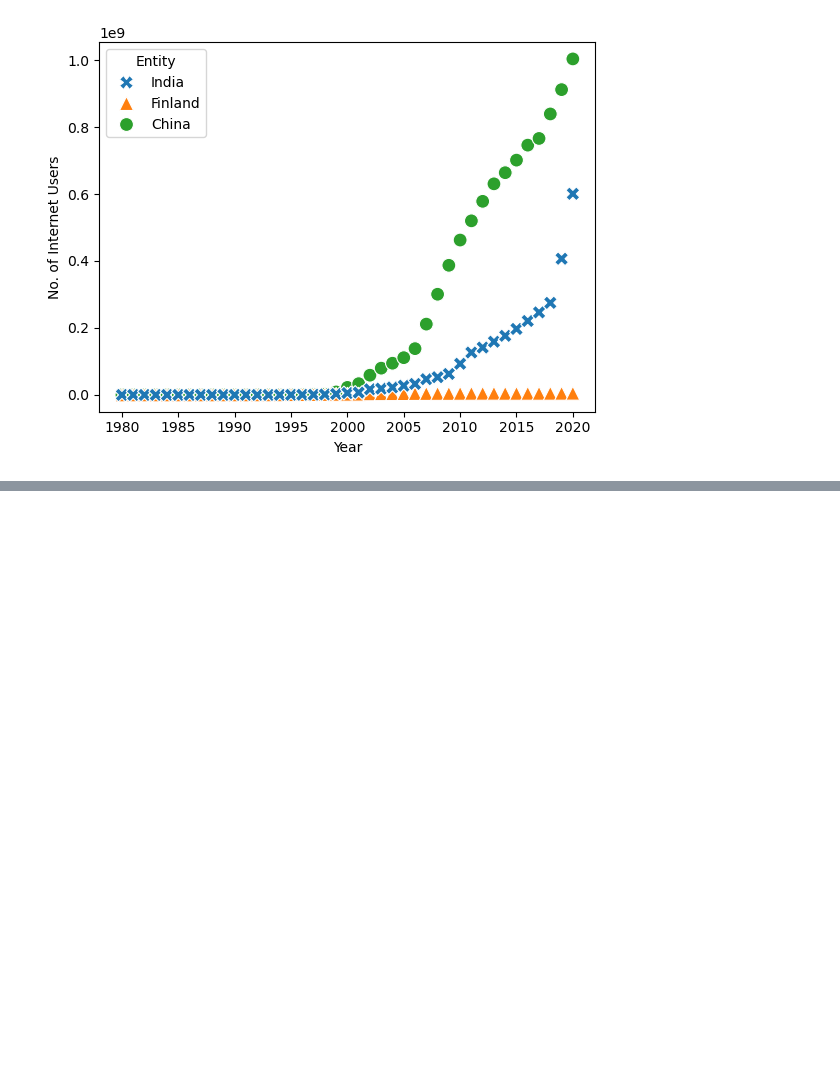
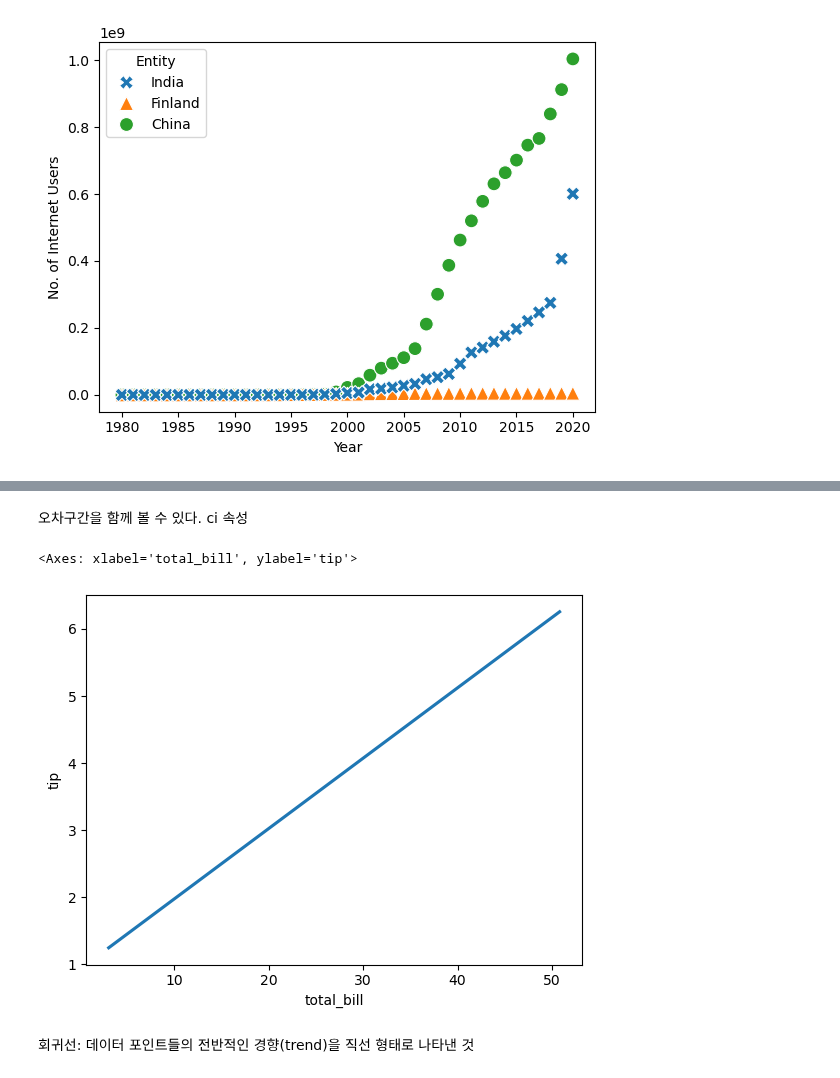
Before and after one commit to zdeik/hipython_rep, a Jupyter notebook: 71.seaborn_test.ipynb, the cells around one changed output, grey strips where cells are left out. Cells and saved outputs as stored; diff of their text form; code cells hidden in the pictures; blank space fills up the shorter version.

```diff
--- a/71.seaborn_test.ipynb
+++ b/71.seaborn_test.ipynb
@@ -101,0 +157,3 @@ sns.scatterplot(
+# %%
+tip_df = sns.load_dataset("tips")
+tip_df.head()
@@ -101,0 +167,9 @@ sns.scatterplot(
+# %% [markdown]
+오차구간을 함께 볼 수 있다. ci 속성
+# %%
+sns.regplot(x=tip_df['total_bill'],y=tip_df['tip'], scatter = False,ci=None)
+# %% [output]
+<Axes: xlabel='total_bill', ylabel='tip'>
+[figure, added]
+# %% [markdown]
+회귀선: 데이터 포인트들의 전반적인 경향(trend)을 직선 형태로 나타낸 것
```
Also changed, not shown: parts of 25 cells of this notebook, 1 other file.
